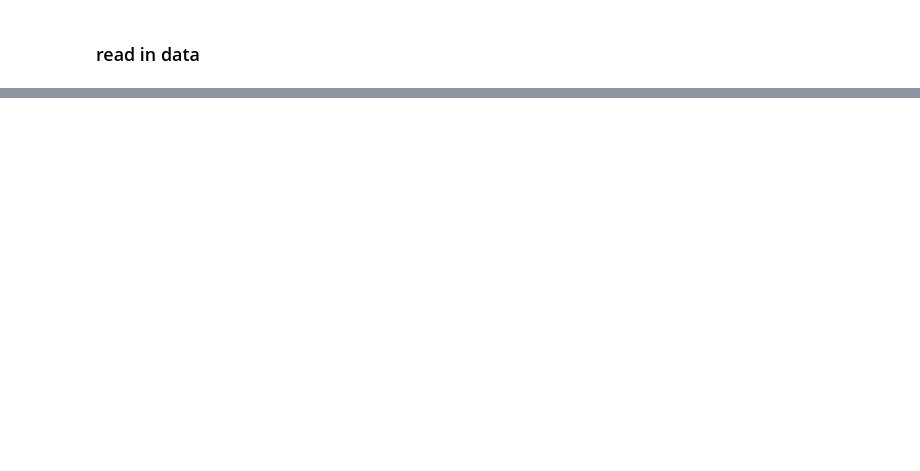
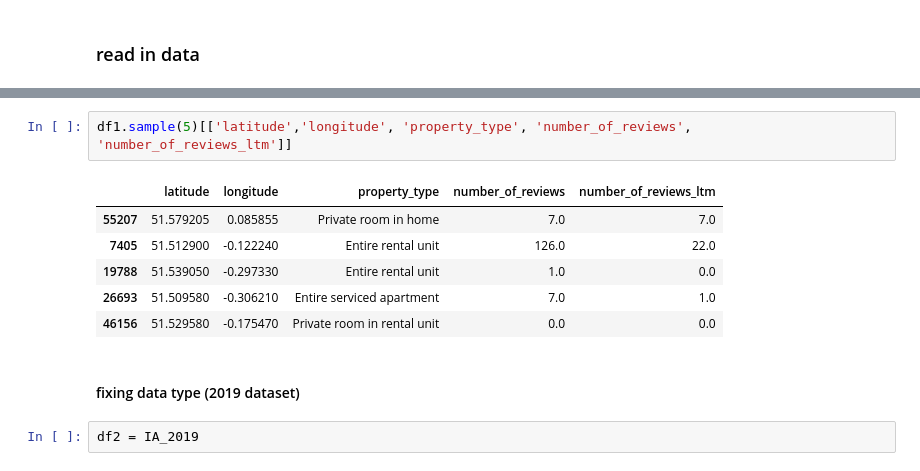
Before and after one commit to JinJiang22/fsds_GroupWork, a Jupyter notebook: Reproducible Analysis.ipynb, the cells around one changed output, grey strips where cells are left out. Cells and saved outputs as stored; diff of their text form; blank space fills up the shorter version.

```diff
--- a/Reproducible Analysis.ipynb
+++ b/Reproducible Analysis.ipynb
@@ -219,0 +226,13 @@ memory usage: 1.2+ GB
+# %%
+df1.sample(5)[['latitude','longitude', 'property_type', 'number_of_reviews', 'number_of_reviews_ltm']]
+# %% [output]
+|  | latitude | longitude | property_type | number_of_reviews | number_of_reviews_ltm |
+| 55207 | 51.579205 | 0.085855 | Private room in home | 7.0 | 7.0 |
+| 7405 | 51.512900 | -0.122240 | Entire rental unit | 126.0 | 22.0 |
+| 19788 | 51.539050 | -0.297330 | Entire rental unit | 1.0 | 0.0 |
+| 26693 | 51.509580 | -0.306210 | Entire serviced apartment | 7.0 | 1.0 |
+| 46156 | 51.529580 | -0.175470 | Private room in rental unit | 0.0 | 0.0 |
+# %% [markdown]
+#### fixing data type (2019 dataset)
+# %%
+df2 = IA_2019
```
Also changed, not shown: parts of 32 cells of this notebook.
